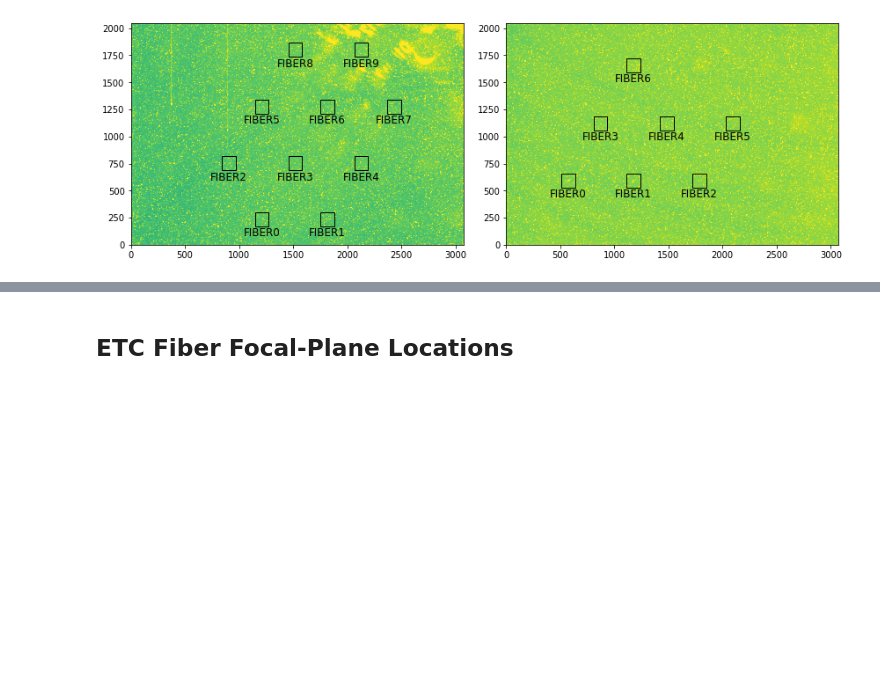
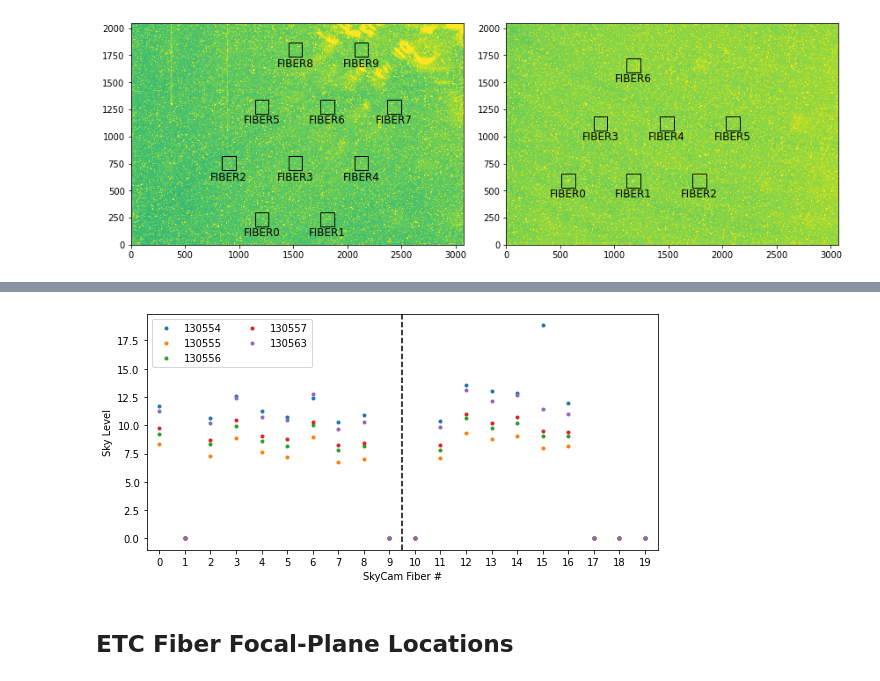
Before and after one commit to desihub/fpoffline, a Jupyter notebook: nb/ETC/ETC-Fibers.ipynb, the cells around one changed output, grey strips where cells are left out. Drawn from its saved outputs; the diff is of its cells as text; code cells hidden in the pictures; blank space fills up the shorter version.

Commit message:
Add backup tile analysis

```diff
--- a/nb/ETC/ETC-Fibers.ipynb
+++ b/nb/ETC/ETC-Fibers.ipynb
@@ -139,3 +143,44 @@ skycam_map = {
+# %%
+SKY = desietc.sky.SkyCamera(calib_name=SKY_CALIB)
+# %%
+def get_sky_fibers(night, expid):
+    exptag = str(expid).zfill(8)
+    exp_path = DATA / str(night) / exptag
+    sky_path = exp_path / f'sky-{exptag}.fits.fz'
+
+    fibers = None
+    for k, camera in enumerate(SKY.sky_names):
+        calib = np.ones(10)
+        calib[:len(SKY.calibs[camera])] = SKY.calibs[camera]
+        meta = fitsio.read(str(sky_path), ext=camera+'T')
+        frames = fitsio.read(str(sky_path), ext=camera)
+        if fibers is None:
+            fibers = np.zeros((2, 10, len(frames)))
+        for i, frame in enumerate(frames):
+            flux, dflux = SKY.setraw(frame, camera)
+            fibers[k,:,i] = SKY.flux / calib * desietc.sky.fiber_mask[k] / meta['EXPTIME'][i]
+    return fibers
+# %%
+def process_backup_tiles(expids=(130554,130555,130556,130557,130563), night=20220416):
+
+    nexp = len(expids)
+    backup = np.zeros((2, 10, nexp))
+    for i, expid in enumerate(expids):
+        fibers = get_sky_fibers(night, expid)
+        backup[:,:,i] = np.mean(fibers, axis=2)
+
+    fig, ax = plt.subplots(figsize=(8, 4))
+    for i, expid in enumerate(expids):
+        ax.plot(backup[:,:,i].reshape(-1), '.', label=f'{expid}')
+    ax.legend(loc='upper left', ncol=2)
+    ax.set(xlabel='SkyCam Fiber #', xlim=(-0.5, 19.5), ylabel='Sky Level', ylim=(-1, None), xticks=np.arange(20))
+    ax.axvline(9.5, c='k', ls='--')
+    plt.tight_layout()
+    plt.savefig('backup_sky_fibers.jpg')
+
+process_backup_tiles()
+# %% [output]
+[figure, added]
 # %% [markdown]
 ## ETC Fiber Focal-Plane Locations
 # %%
```
Also changed, not shown: parts of 1 cell of this notebook, 1 other file.
